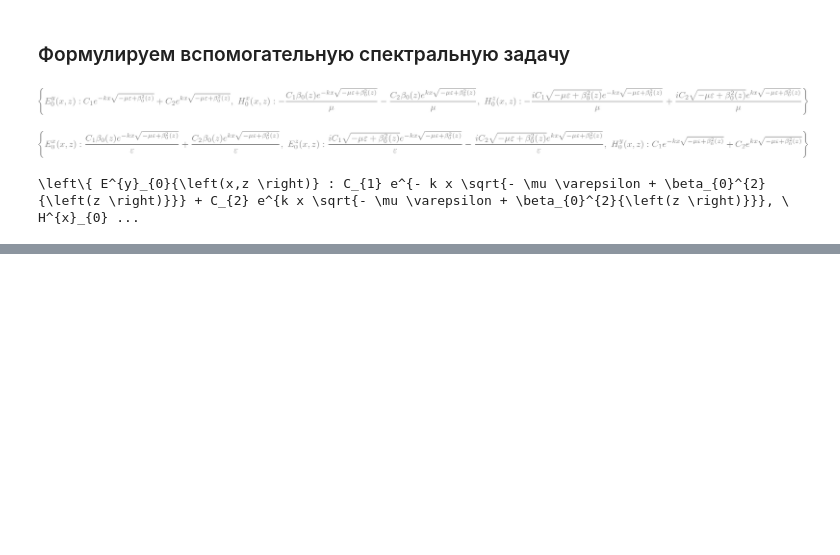
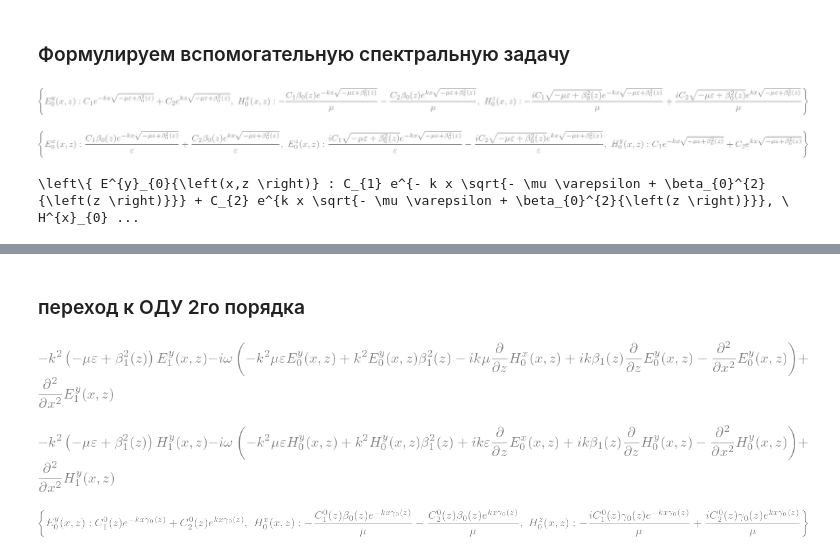
Before and after one commit to Bannigd/PYAWM, a Jupyter notebook: notebooks/AWM-1st-approx-as-2nd-order-ODE.ipynb, the cells around one changed output, grey strips where cells are left out. Saved outputs shown, nothing was run; the diff lists cells and outputs as text; code cells hidden in the pictures; blank space fills up the shorter version.

```diff
--- a/notebooks/AWM-1st-approx-as-2nd-order-ODE.ipynb
+++ b/notebooks/AWM-1st-approx-as-2nd-order-ODE.ipynb
@@ -387,7 +463,7 @@ eqs0_TM
 # %% [output]
 [figure]
 # %%
-k = sp.Symbol("k")
+k = sp.Symbol('k', constant=True, zero=False)
 eqs0_TE = list_subs(eqs0_TE, {omega/c:k},eval=True)
 eqs0_TM = list_subs(eqs0_TM, {omega/c:k},eval=True)
 # %%
@@ -453,0 +554,18 @@ print(latex(sols0_TE))
+# %% [markdown]
+### переход к ОДУ 2го порядка
+# %%
+eq1_2nd_TE = (eqs1_TE[2]*(-omega**2/c*mu))\
+    .subs({d.Hz1: sp.solve(eqs1_TE[1], d.Hz1)[0], d.Hx1: sp.solve(eqs1_TE[0], d.Hx1)[0]}).doit()
+eq1_2nd_TE = eq1_2nd_TE.expand().subs(omega/c, k)
+eq1_2nd_TE.collect(d.Ey1,sp.combsimp)
+# %% [output]
+[figure, added]
+# %%
+eq1_2nd_TM = (eqs1_TM[0]*(omega**2/c*epsilon))\
+    .subs({d.Ex1: sp.solve(eqs1_TM[1], d.Ex1)[0], d.Ez1: sp.solve(eqs1_TM[2], d.Ez1)[0]})\
+    .doit()\
+    .expand().subs(omega/c, k)\
+    .collect(d.Hy1,sp.combsimp)
+eq1_2nd_TM
+# %% [output]
+[figure, added]
@@ -453,0 +586,4 @@ print(latex(sols0_TE))
+# %%
+dict_subs(sols0_TE, Cs0_subs | beta_subs)
+# %% [output]
+[figure, added]
```
Also changed, not shown: parts of 47 cells of this notebook, 3 other files.
